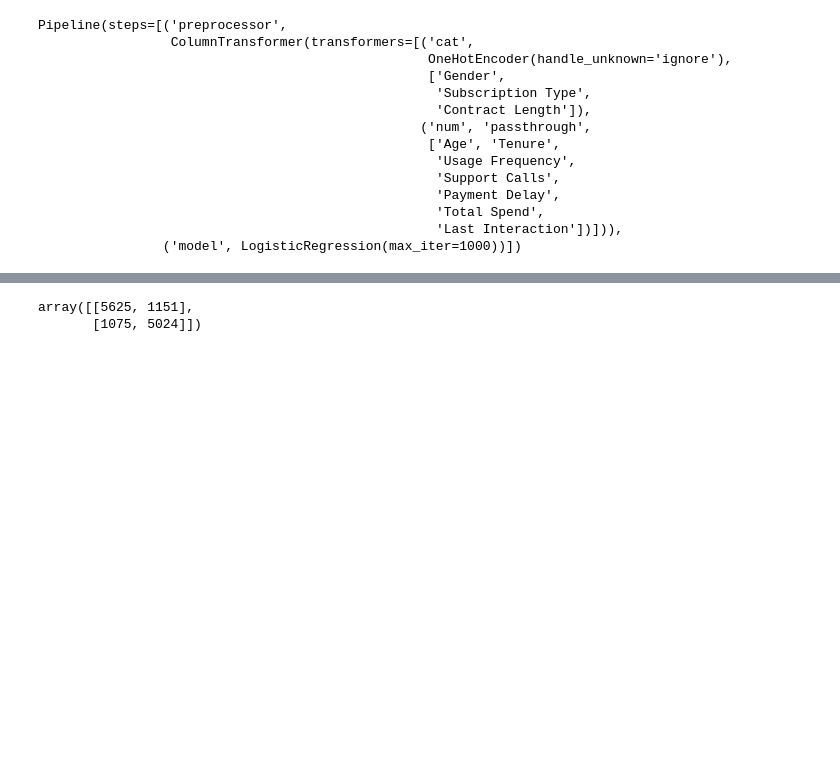
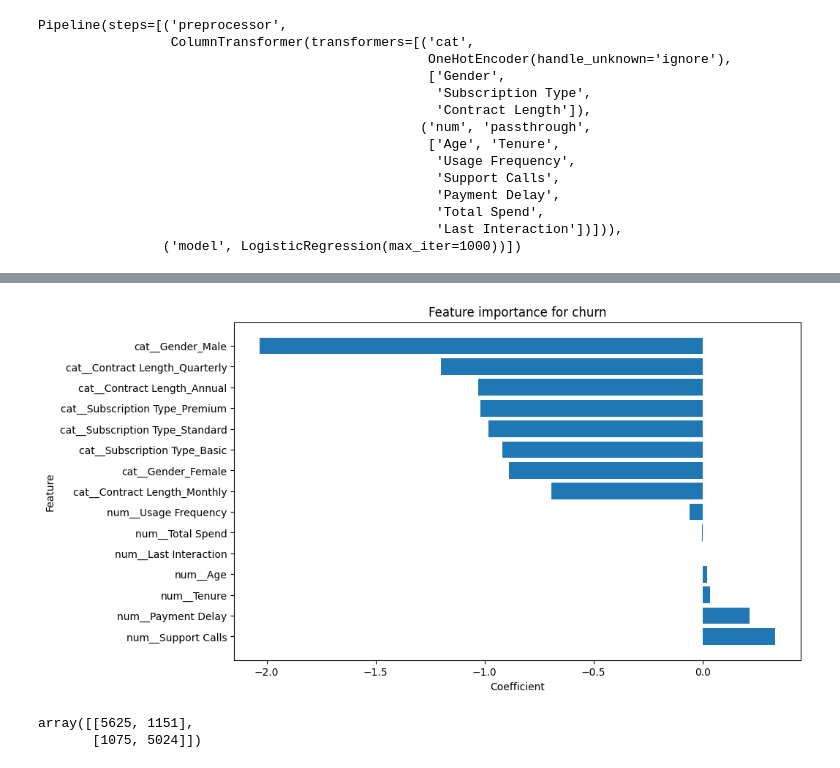
Before and after one commit to easyflygit/churn_prediction_project, a Jupyter notebook: notebooks/01_eda.ipynb, the cells around one changed output, grey strips where cells are left out. Drawn from its saved outputs; the diff is of its cells as text; code cells hidden in the pictures; blank space fills up the shorter version.

```diff
--- a/notebooks/01_eda.ipynb
+++ b/notebooks/01_eda.ipynb
@@ -113,3 +113,17 @@ Pipeline(steps=[('preprocessor',
                                                    'Total Spend',
                                                    'Last Interaction'])])),
                 ('model', LogisticRegression(max_iter=1000))])
+# %%
+# получаем имена признаков после one-hot
+feature_names = pipeline.named_steps['preprocessor'].get_feature_names_out()
+
+# коэффициенты модели
+coefficients = pipeline.named_steps['model'].coef_[0]
+
+# делаем датафрейм для удобного просмотра
+importance = pd.DataFrame({
+    'feature': feature_names,
+    'coefficient': coefficients
+}).sort_values(by='coefficient', ascending=False)
+
+importance.head(10)  # топ 10 самых сильных признаков
@@ -116,3 +142,14 @@ Pipeline(steps=[('preprocessor',
+# %%
+import matplotlib.pyplot as plt
+
+plt.figure(figsize=(10, 6))
+plt.barh(importance['feature'], importance['coefficient'])
+plt.xlabel('Coefficient')
+plt.ylabel('Feature')
+plt.title('Feature importance for churn')
+plt.show()
+# %% [output]
+[figure, added]
 # %%
 # предсказания на тесте
 y_pred = pipeline.predict(X_test)
```
Also changed, not shown: parts of 4 cells of this notebook.
